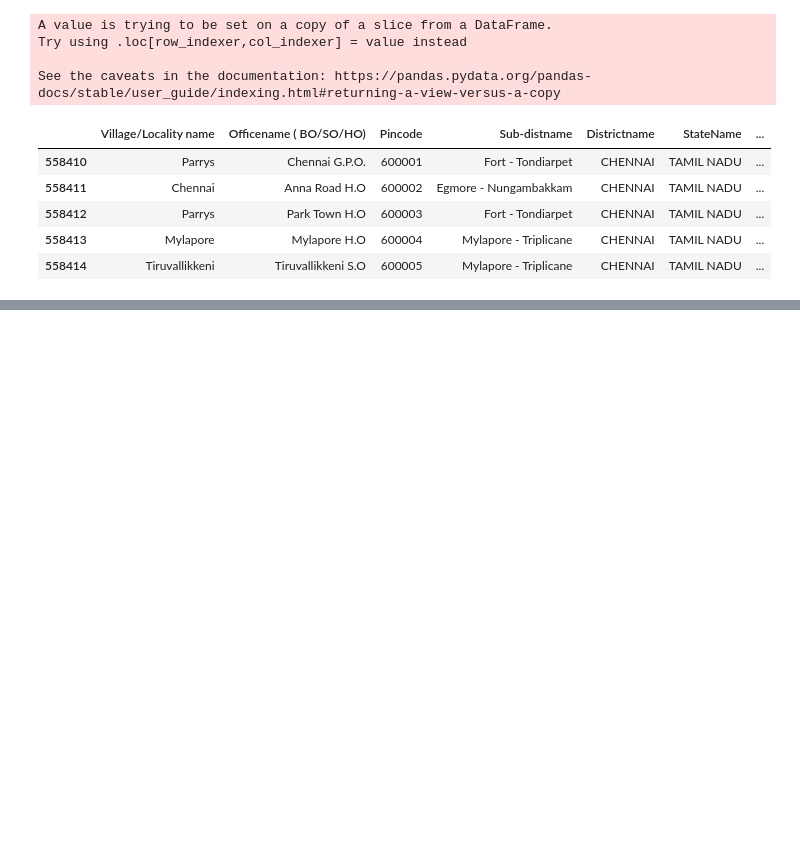
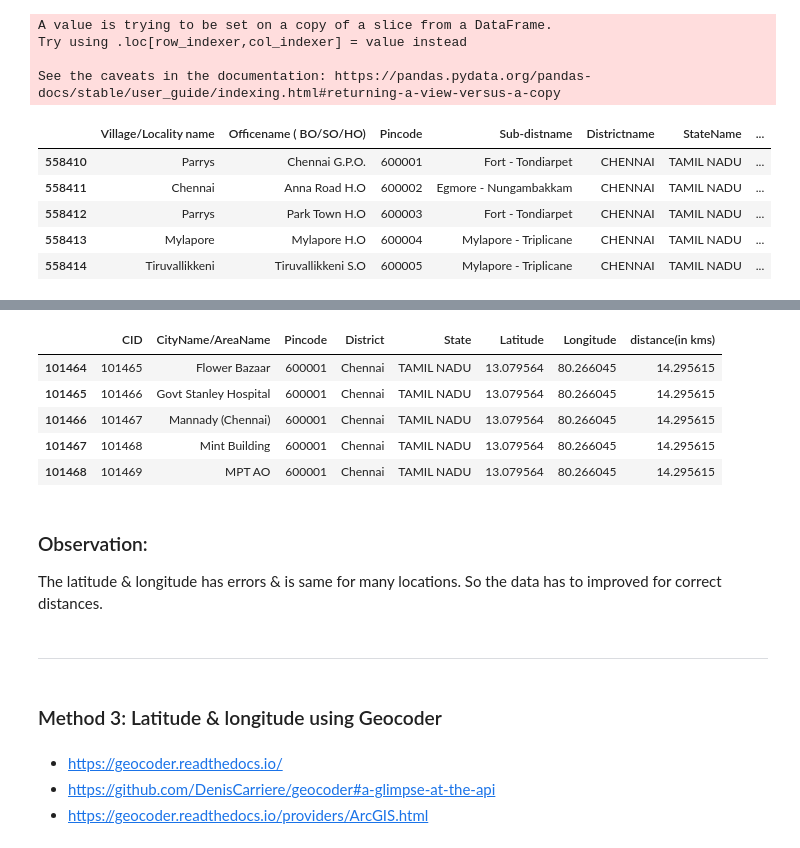
Before and after one commit to HariprasadManimozhi/distance-between-pincodes, a Jupyter notebook: distance.ipynb, the cells around one changed output, grey strips where cells are left out. Saved outputs shown, nothing was run; the diff lists cells and outputs as text; code cells hidden in the pictures; blank space fills up the shorter version.

Commit message:
Methods added

```diff
--- a/distance.ipynb
+++ b/distance.ipynb
@@ -123,0 +134,3 @@ data22.head()
+# %%
+path1 = path + '/Data1/All-India-Pincode-list-with-latitude-and-longitude.csv'
+data_longlat = pd.read_csv(path1,encoding= 'unicode_escape')
@@ -123,0 +148,3 @@ data22.head()
+# %%
+district_list = ['Chennai', 'Kanchipuram']
+data1_longlat = data_longlat[data_longlat['District'].isin(district_list)]
@@ -123,0 +168,2 @@ data22.head()
+# %%
+data1_longlat = data1_longlat.dropna() # remove null
@@ -123,0 +212,2 @@ data22.head()
+# %%
+data2_longlat = data1_longlat
@@ -123,0 +222,9 @@ data22.head()
+# %%
+data2_longlat.head()
+# %% [output]
+|  | CID | CityName/AreaName | Pincode | District | State | Latitude | Longitude | distance(in kms) |
+| 101464 | 101465 | Flower Bazaar | 600001 | Chennai | TAMIL NADU | 13.079564 | 80.266045 | 14.295615 |
+| 101465 | 101466 | Govt Stanley Hospital | 600001 | Chennai | TAMIL NADU | 13.079564 | 80.266045 | 14.295615 |
+| 101466 | 101467 | Mannady (Chennai) | 600001 | Chennai | TAMIL NADU | 13.079564 | 80.266045 | 14.295615 |
+| 101467 | 101468 | Mint Building | 600001 | Chennai | TAMIL NADU | 13.079564 | 80.266045 | 14.295615 |
+| 101468 | 101469 | MPT AO | 600001 | Chennai | TAMIL NADU | 13.079564 | 80.266045 | 14.295615 |
@@ -123,0 +233,11 @@ data22.head()
+# %% [markdown]
+### Observation:
+The latitude & longitude has errors & is same for many locations. So the data has to improved for correct distances.
+# %% [markdown]
+---
+# %% [markdown]
+###  Method 3: Latitude & longitude using Geocoder
+# %% [markdown]
+* https://geocoder.readthedocs.io/
+* https://github.com/DenisCarriere/geocoder#a-glimpse-at-the-api
+* https://geocoder.readthedocs.io/providers/ArcGIS.html
```
Also changed, not shown: parts of 53 cells of this notebook, 1 other file.
